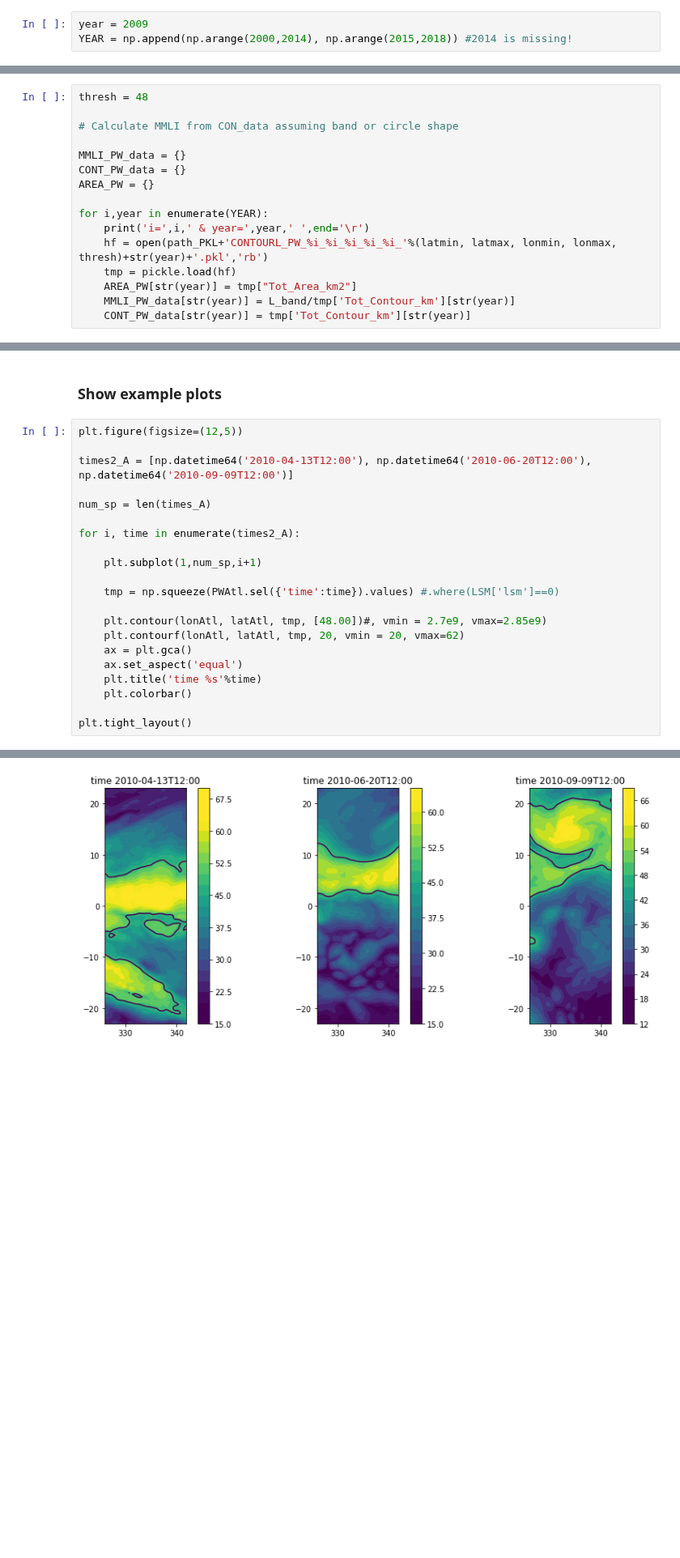
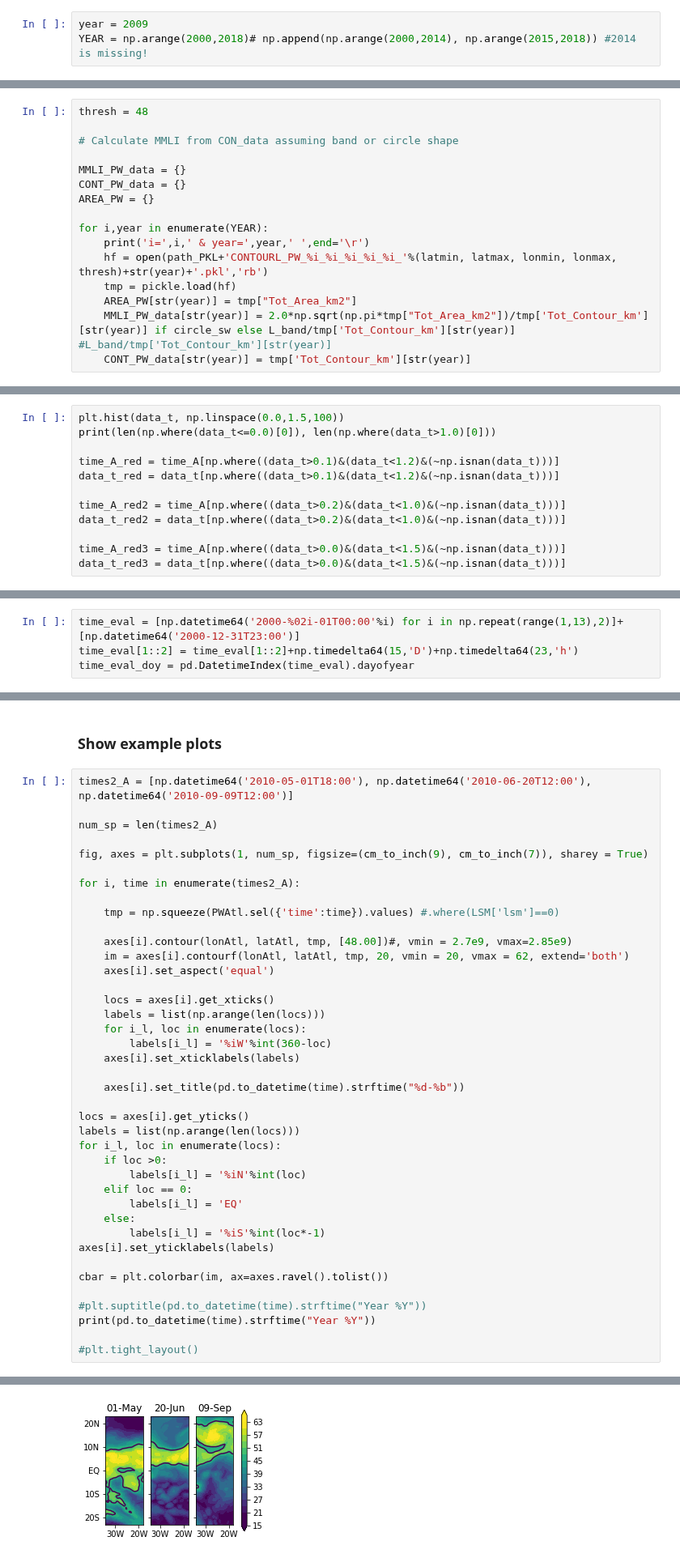
Before and after one commit to tbeucler/2019_WMI, a Jupyter notebook: dev/jwindmiller/Seasonal_cycle.ipynb, the cells around one changed output, grey strips where cells are left out. Shown at 81% size. Cells and saved outputs as stored; diff of their text form; blank space fills up the shorter version.

```diff
--- a/dev/jwindmiller/Seasonal_cycle.ipynb
+++ b/dev/jwindmiller/Seasonal_cycle.ipynb
@@ -63,3 +82,3 @@ L_band = 2.0*PWAtl.shape[2]*dx
 # %%
 year = 2009
-YEAR = np.append(np.arange(2000,2014), np.arange(2015,2018)) #2014 is missing!
+YEAR = np.arange(2000,2018)# np.append(np.arange(2000,2014), np.arange(2015,2018)) #2014 is missing!
@@ -98,6 +102,6 @@ for i,year in enumerate(YEAR):
     hf = open(path_PKL+'CONTOURL_PW_%i_%i_%i_%i_%i_'%(latmin, latmax, lonmin, lonmax, thresh)+str(year)+'.pkl','rb')
     tmp = pickle.load(hf)
     AREA_PW[str(year)] = tmp["Tot_Area_km2"]
-    MMLI_PW_data[str(year)] = L_band/tmp['Tot_Contour_km'][str(year)]
+    MMLI_PW_data[str(year)] = 2.0*np.sqrt(np.pi*tmp["Tot_Area_km2"])/tmp['Tot_Contour_km'][str(year)] if circle_sw else L_band/tmp['Tot_Contour_km'][str(year)] #L_band/tmp['Tot_Contour_km'][str(year)]
     CONT_PW_data[str(year)] = tmp['Tot_Contour_km'][str(year)]
 # %% [output]
@@ -105,0 +118,12 @@ i= 16  & year= 2017
+# %%
+plt.hist(data_t, np.linspace(0.0,1.5,100))
+print(len(np.where(data_t<=0.0)[0]), len(np.where(data_t>1.0)[0]))
+
+time_A_red = time_A[np.where((data_t>0.1)&(data_t<1.2)&(~np.isnan(data_t)))]
+data_t_red = data_t[np.where((data_t>0.1)&(data_t<1.2)&(~np.isnan(data_t)))]
+
+time_A_red2 = time_A[np.where((data_t>0.2)&(data_t<1.0)&(~np.isnan(data_t)))]
+data_t_red2 = data_t[np.where((data_t>0.2)&(data_t<1.0)&(~np.isnan(data_t)))]
+
+time_A_red3 = time_A[np.where((data_t>0.0)&(data_t<1.5)&(~np.isnan(data_t)))]
+data_t_red3 = data_t[np.where((data_t>0.0)&(data_t<1.5)&(~np.isnan(data_t)))]
@@ -238,0 +238,4 @@ plt.xlim(10, 350)
+# %%
+time_eval = [np.datetime64('2000-%02i-01T00:00'%i) for i in np.repeat(range(1,13),2)]+[np.datetime64('2000-12-31T23:00')]
+time_eval[1::2] = time_eval[1::2]+np.timedelta64(15,'D')+np.timedelta64(23,'h')
+time_eval_doy = pd.DatetimeIndex(time_eval).dayofyear
@@ -239,24 +297,43 @@ plt.xlim(10, 350)
 # %% [markdown]
 ### Show example plots
 # %%
-plt.figure(figsize=(12,5))
+times2_A = [np.datetime64('2010-05-01T18:00'), np.datetime64('2010-06-20T12:00'), np.datetime64('2010-09-09T12:00')]
 
-times2_A = [np.datetime64('2010-04-13T12:00'), np.datetime64('2010-06-20T12:00'), np.datetime64('2010-09-09T12:00')]
+num_sp = len(times2_A)
 
-num_sp = len(times_A)
+fig, axes = plt.subplots(1, num_sp, figsize=(cm_to_inch(9), cm_to_inch(7)), sharey = True)
 
 for i, time in enumerate(times2_A):
 
-    plt.subplot(1,num_sp,i+1)
-
     tmp = np.squeeze(PWAtl.sel({'time':time}).values) #.where(LSM['lsm']==0)
 
-    plt.contour(lonAtl, latAtl, tmp, [48.00])#, vmin = 2.7e9, vmax=2.85e9)
-    plt.contourf(lonAtl, latAtl, tmp, 20, vmin = 20, vmax=62)
-    ax = plt.gca()
-    ax.set_aspect('equal')
-    plt.title('time %s'%time)
-    plt.colorbar()
+    axes[i].contour(lonAtl, latAtl, tmp, [48.00])#, vmin = 2.7e9, vmax=2.85e9)
+    im = axes[i].contourf(lonAtl, latAtl, tmp, 20, vmin = 20, vmax = 62, extend='both')
+    axes[i].set_aspect('equal')
 
-plt.tight_layout()
+    locs = axes[i].get_xticks()
+    labels = list(np.arange(len(locs)))
+    for i_l, loc in enumerate(locs):
+        labels[i_l] = '%iW'%int(360-loc)
+    axes[i].set_xticklabels(labels)
+
+    axes[i].set_title(pd.to_datetime(time).strftime("%d-%b"))
+
+locs = axes[i].get_yticks()
+labels = list(np.arange(len(locs)))
+for i_l, loc in enumerate(locs):
+    if loc >0:
+        labels[i_l] = '%iN'%int(loc)
+    elif loc == 0:
+        labels[i_l] = 'EQ'
+    else:
+        labels[i_l] = '%iS'%int(loc*-1)
+axes[i].set_yticklabels(labels)
+
+cbar = plt.colorbar(im, ax=axes.ravel().tolist())
+
+#plt.suptitle(pd.to_datetime(time).strftime("Year %Y"))
+print(pd.to_datetime(time).strftime("Year %Y"))
+
+#plt.tight_layout()
 # %% [output]
@@ -263 +341 @@ plt.tight_layout()
-[figure, old version]
+[figure, new version]
```
Also changed, not shown: parts of 29 cells of this notebook, 1 other file.
